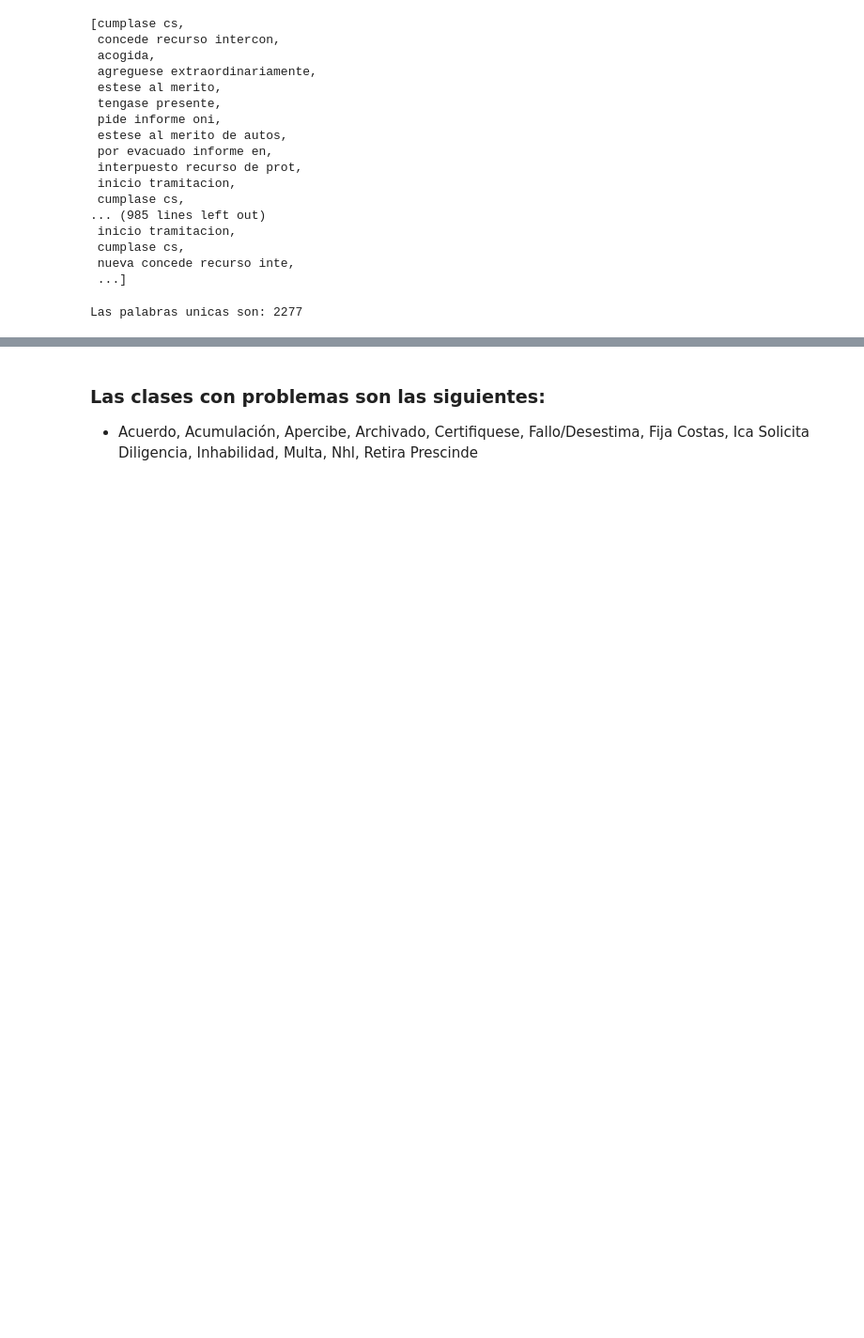
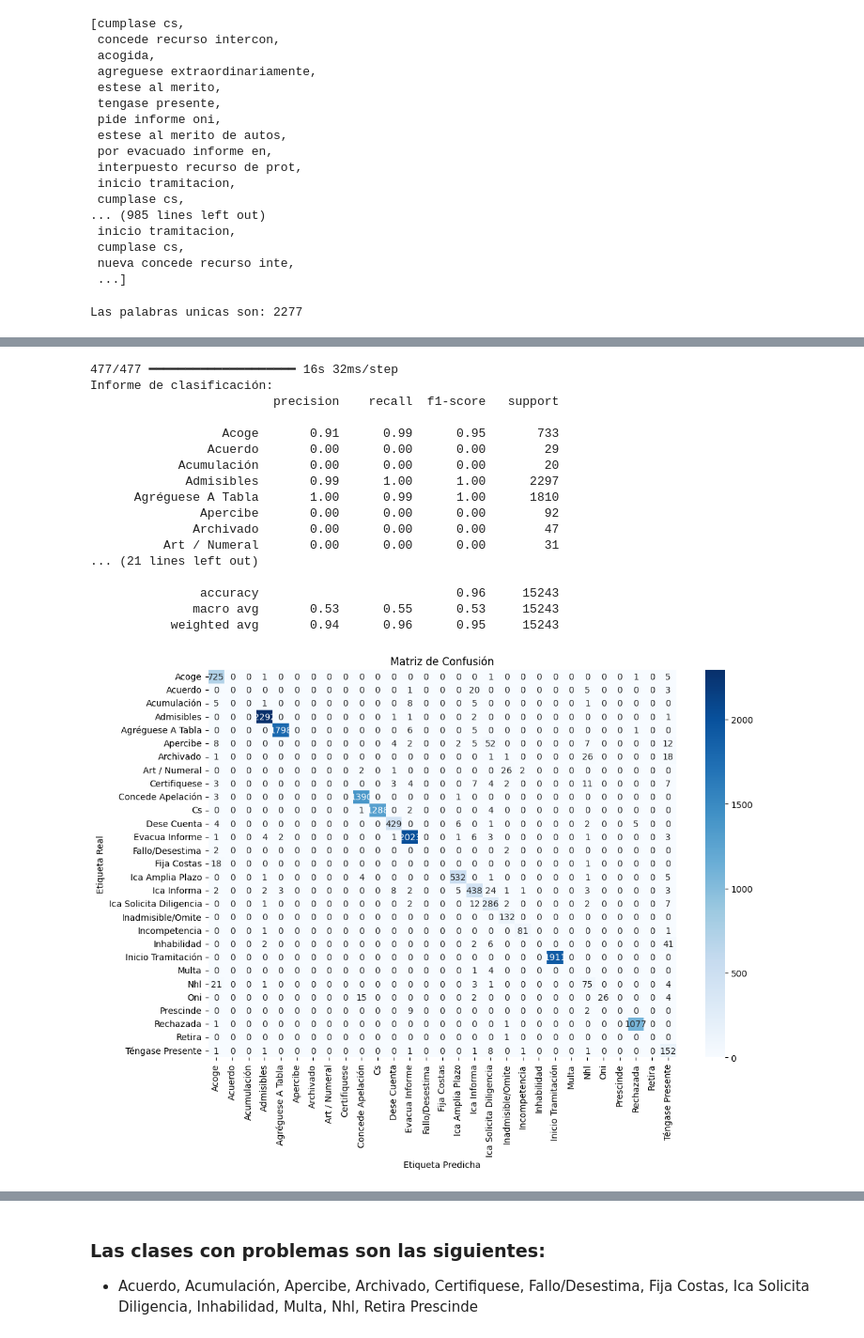
Before and after one commit to LLAES07/nlp, a Jupyter notebook: NLP_CODE.ipynb, the cells around one changed output, grey strips where cells are left out. Shown at 94% size. Cells and saved outputs as stored; diff of their text form; code cells hidden in the pictures; blank space fills up the shorter version.

```diff
--- a/NLP_CODE.ipynb
+++ b/NLP_CODE.ipynb
@@ -375,3 +332,24 @@ Informe de clasificación:
+# %%
+df_clasificacion_sin_tratar = metricas_clases(X_test, model)
+# %% [output]
+477/477 ━━━━━━━━━━━━━━━━━━━━ 16s 32ms/step
+Informe de clasificación:
+                         precision    recall  f1-score   support
+
+                  Acoge       0.91      0.99      0.95       733
+                Acuerdo       0.00      0.00      0.00        29
+            Acumulación       0.00      0.00      0.00        20
+             Admisibles       0.99      1.00      1.00      2297
+      Agréguese A Tabla       1.00      0.99      1.00      1810
+               Apercibe       0.00      0.00      0.00        92
+              Archivado       0.00      0.00      0.00        47
+          Art / Numeral       0.00      0.00      0.00        31
+... (21 lines left out)
+
+               accuracy                           0.96     15243
+              macro avg       0.53      0.55      0.53     15243
+           weighted avg       0.94      0.96      0.95     15243
+[figure, added]
 # %%
 # Definición del modelo
 model = Sequential()
```
Also changed, not shown: parts of 56 cells of this notebook, 6 other files.
